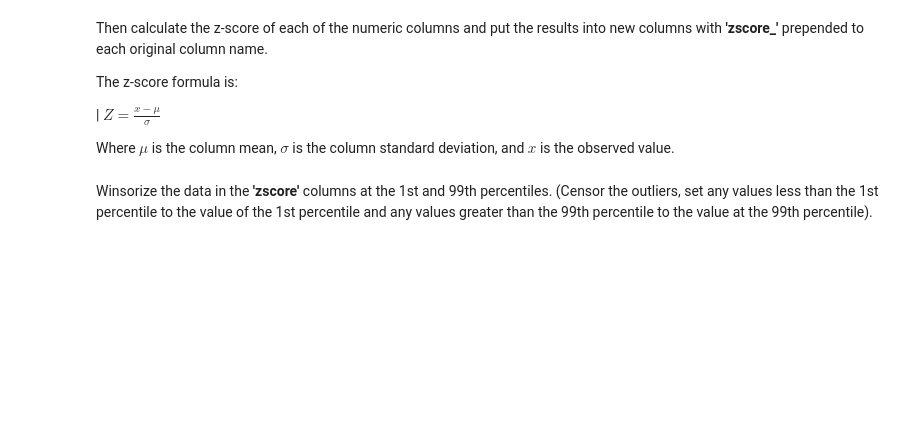
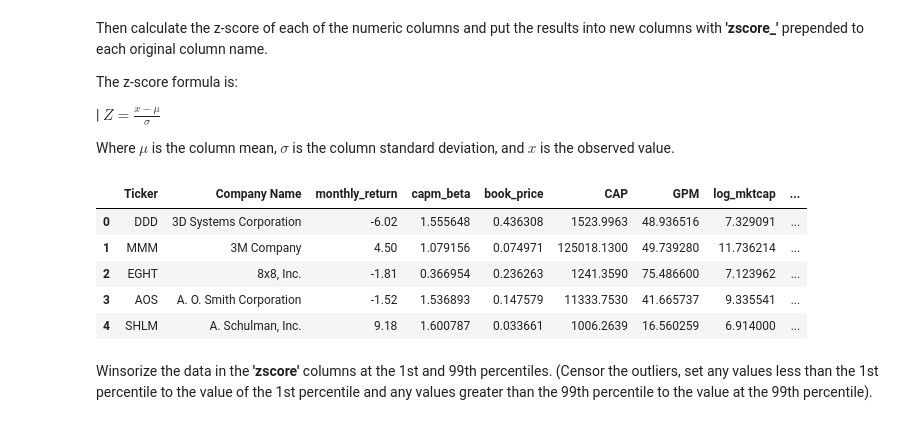
Before and after one commit to ninest/fl23_intro_demo, a Jupyter notebook: demo.ipynb, the cells around one changed output. Drawn from its saved outputs; the diff is of its cells as text; code cells hidden in the pictures; blank space fills up the shorter version.

```diff
--- a/demo.ipynb
+++ b/demo.ipynb
@@ -16,6 +48,22 @@ The z-score formula is:
 |      $Z = \frac{x - \mu}{\sigma}$
 
 Where $\mu$ is the column mean, $\sigma$ is the column standard deviation, and $x$ is the observed value.
+# %%
+numeric_cols = df.select_dtypes(include=[np.number]).columns
+for col in numeric_cols:
+    mean = df[col].mean()
+    std = df[col].std()
+    new_col_name = f"zscore_{col}"
+    df[new_col_name] = (df[col] - mean) / std
+
+df.head()
+# %% [output]
+|  | Ticker | Company Name | monthly_return | capm_beta | book_price | CAP | GPM | log_mktcap | ... |
+| 0 | DDD | 3D Systems Corporation | -6.02 | 1.555648 | 0.436308 | 1523.9963 | 48.936516 | 7.329091 | ... |
+| 1 | MMM | 3M Company | 4.50 | 1.079156 | 0.074971 | 125018.1300 | 49.739280 | 11.736214 | ... |
+| 2 | EGHT | 8x8, Inc. | -1.81 | 0.366954 | 0.236263 | 1241.3590 | 75.486600 | 7.123962 | ... |
+| 3 | AOS | A. O. Smith Corporation | -1.52 | 1.536893 | 0.147579 | 11333.7530 | 41.665737 | 9.335541 | ... |
+| 4 | SHLM | A. Schulman, Inc. | 9.18 | 1.600787 | 0.033661 | 1006.2639 | 16.560259 | 6.914000 | ... |
 # %% [markdown]
 Winsorize the data in the **'zscore'** columns at the 1st and 99th percentiles.
 (Censor the outliers, set any values less than the 1st percentile to the value of the 1st percentile and any values greater than the 99th percentile to the value at the 99th percentile).
```
Also changed, not shown: parts of 8 cells of this notebook.
